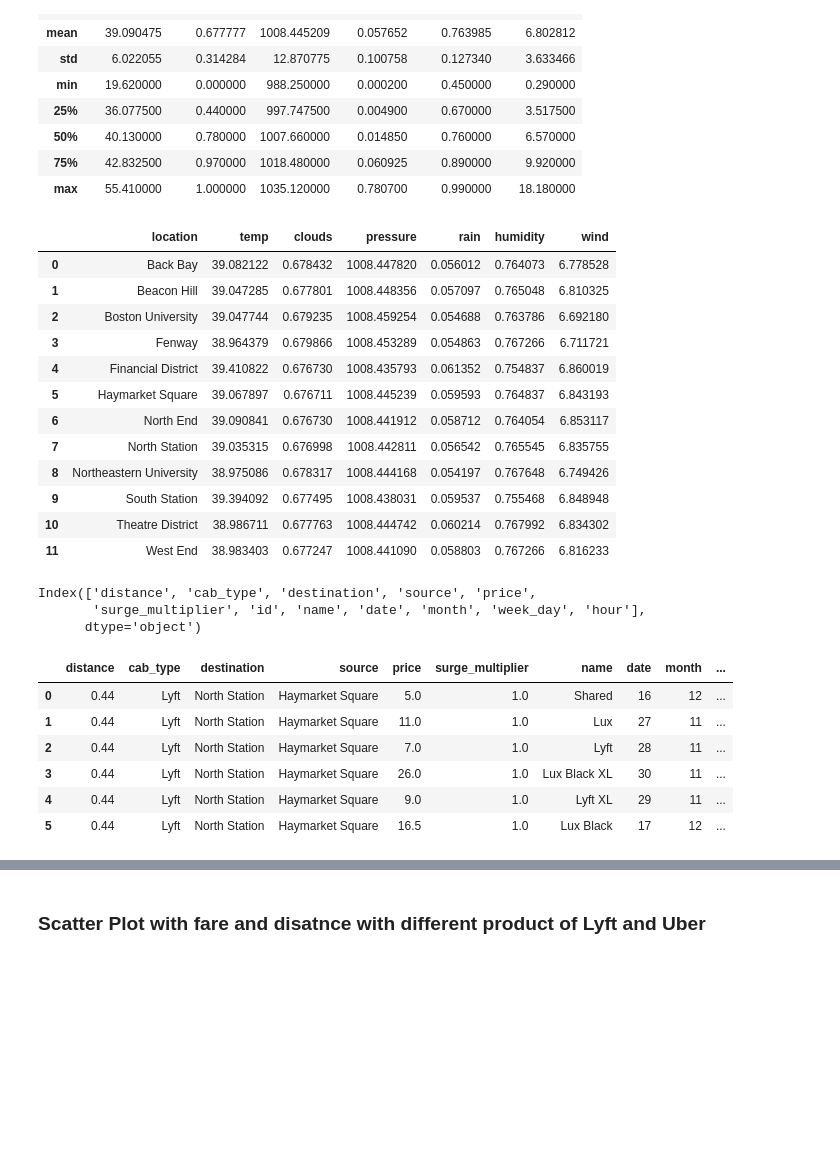
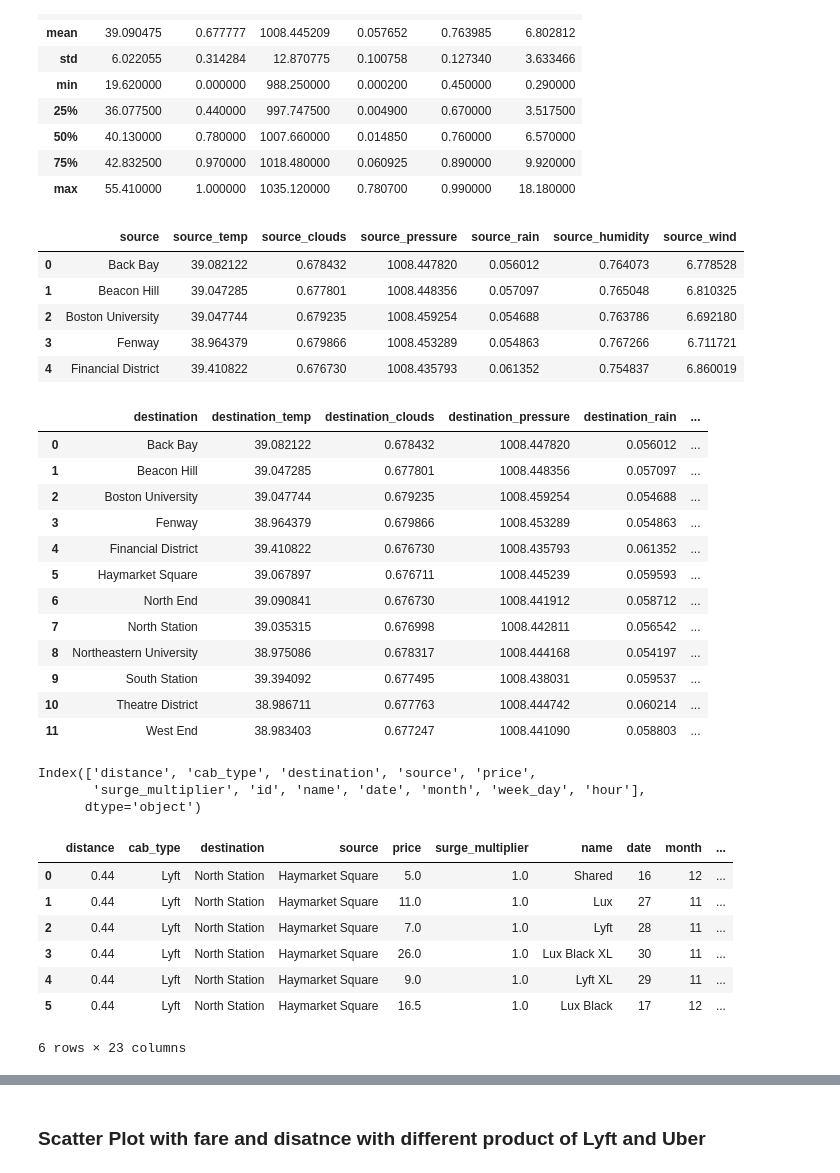
Before and after one commit to mkr9395/nyc-taxi-fare-prediction, a Jupyter notebook: notebooks/data_cleaning.ipynb, the cells around one changed output, grey strips where cells are left out. Drawn from its saved outputs; the diff is of its cells as text; code cells hidden in the pictures; blank space fills up the shorter version.

Commit message:
merged new_df with destination data

```diff
--- a/notebooks/data_cleaning.ipynb
+++ b/notebooks/data_cleaning.ipynb
@@ -779,22 +766,42 @@ weather.describe()
 | 75% | 42.832500 | 0.970000 | 1018.480000 | 0.060925 | 0.890000 | 9.920000 |
 | max | 55.410000 | 1.000000 | 1035.120000 | 0.780700 | 0.990000 | 18.180000 |
 # %%
-info_df = weather.groupby('location').agg('mean').reset_index()
-info_df
+source_df = weather.groupby('location').agg('mean').reset_index()
+source_df.columns = ['source','source_temp','source_clouds','source_pressure','source_rain','source_humidity','source_wind']
+source_df.head()
 # %% [output]
-|  | location | temp | clouds | pressure | rain | humidity | wind |
+|  | source | source_temp | source_clouds | source_pressure | source_rain | source_humidity | source_wind |
 | 0 | Back Bay | 39.082122 | 0.678432 | 1008.447820 | 0.056012 | 0.764073 | 6.778528 |
 | 1 | Beacon Hill | 39.047285 | 0.677801 | 1008.448356 | 0.057097 | 0.765048 | 6.810325 |
 | 2 | Boston University | 39.047744 | 0.679235 | 1008.459254 | 0.054688 | 0.763786 | 6.692180 |
 | 3 | Fenway | 38.964379 | 0.679866 | 1008.453289 | 0.054863 | 0.767266 | 6.711721 |
 | 4 | Financial District | 39.410822 | 0.676730 | 1008.435793 | 0.061352 | 0.754837 | 6.860019 |
-| 5 | Haymarket Square | 39.067897 | 0.676711 | 1008.445239 | 0.059593 | 0.764837 | 6.843193 |
-| 6 | North End | 39.090841 | 0.676730 | 1008.441912 | 0.058712 | 0.764054 | 6.853117 |
-| 7 | North Station | 39.035315 | 0.676998 | 1008.442811 | 0.056542 | 0.765545 | 6.835755 |
-| 8 | Northeastern University | 38.975086 | 0.678317 | 1008.444168 | 0.054197 | 0.767648 | 6.749426 |
-| 9 | South Station | 39.394092 | 0.677495 | 1008.438031 | 0.059537 | 0.755468 | 6.848948 |
-| 10 | Theatre District | 38.986711 | 0.677763 | 1008.444742 | 0.060214 | 0.767992 | 6.834302 |
-| 11 | West End | 38.983403 | 0.677247 | 1008.441090 | 0.058803 | 0.767266 | 6.816233 |
+# %%
+destination_df = source_df.rename(columns=
+                                  {'source':'destination',
+                                   'source_temp' : 'destination_temp',
+                                   'source_clouds' : 'destination_clouds',
+                                   'source_pressure' :	'destination_pressure',
+                                   'source_rain' : 'destination_rain',
+                                   'source_humidity' : 'destination_humidity',
+                                   'source_wind' : 'destination_rain'
+                                   }
+)
+destination_df
+# %% [output]
+|  | destination | destination_temp | destination_clouds | destination_pressure | destination_rain | ... |
+| 0 | Back Bay | 39.082122 | 0.678432 | 1008.447820 | 0.056012 | ... |
+| 1 | Beacon Hill | 39.047285 | 0.677801 | 1008.448356 | 0.057097 | ... |
+| 2 | Boston University | 39.047744 | 0.679235 | 1008.459254 | 0.054688 | ... |
+| 3 | Fenway | 38.964379 | 0.679866 | 1008.453289 | 0.054863 | ... |
+| 4 | Financial District | 39.410822 | 0.676730 | 1008.435793 | 0.061352 | ... |
+| 5 | Haymarket Square | 39.067897 | 0.676711 | 1008.445239 | 0.059593 | ... |
+| 6 | North End | 39.090841 | 0.676730 | 1008.441912 | 0.058712 | ... |
+| 7 | North Station | 39.035315 | 0.676998 | 1008.442811 | 0.056542 | ... |
+| 8 | Northeastern University | 38.975086 | 0.678317 | 1008.444168 | 0.054197 | ... |
+| 9 | South Station | 39.394092 | 0.677495 | 1008.438031 | 0.059537 | ... |
+| 10 | Theatre District | 38.986711 | 0.677763 | 1008.444742 | 0.060214 | ... |
+| 11 | West End | 38.983403 | 0.677247 | 1008.441090 | 0.058803 | ... |
 # %%
 df.columns
 # %% [output]
@@ -802,8 +809,9 @@ Index(['distance', 'cab_type', 'destination', 'source', 'price',
        'surge_multiplier', 'id', 'name', 'date', 'month', 'week_day', 'hour'],
       dtype='object')
 # %%
-new_df = df.merge(info_df,left_on='source',right_on='location')
-new_df.drop(columns=['id','location'],inplace=True)
+new_df = df.merge(source_df,left_on='source',right_on='source')
+new_df = new_df.merge(destination_df,left_on='destination',right_on='destination')
+new_df.drop(columns='id',inplace=True)
 new_df.head(6)
 # %% [output]
 |  | distance | cab_type | destination | source | price | surge_multiplier | name | date | month | ... |
@@ -813,6 +821,7 @@ new_df.head(6)
 | 3 | 0.44 | Lyft | North Station | Haymarket Square | 26.0 | 1.0 | Lux Black XL | 30 | 11 | ... |
 | 4 | 0.44 | Lyft | North Station | Haymarket Square | 9.0 | 1.0 | Lyft XL | 29 | 11 | ... |
 | 5 | 0.44 | Lyft | North Station | Haymarket Square | 16.5 | 1.0 | Lux Black | 17 | 12 | ... |
+6 rows × 23 columns
 # %%
 new_df.shape
 # %% [output]
```
Also changed, not shown: parts of 22 cells of this notebook.
